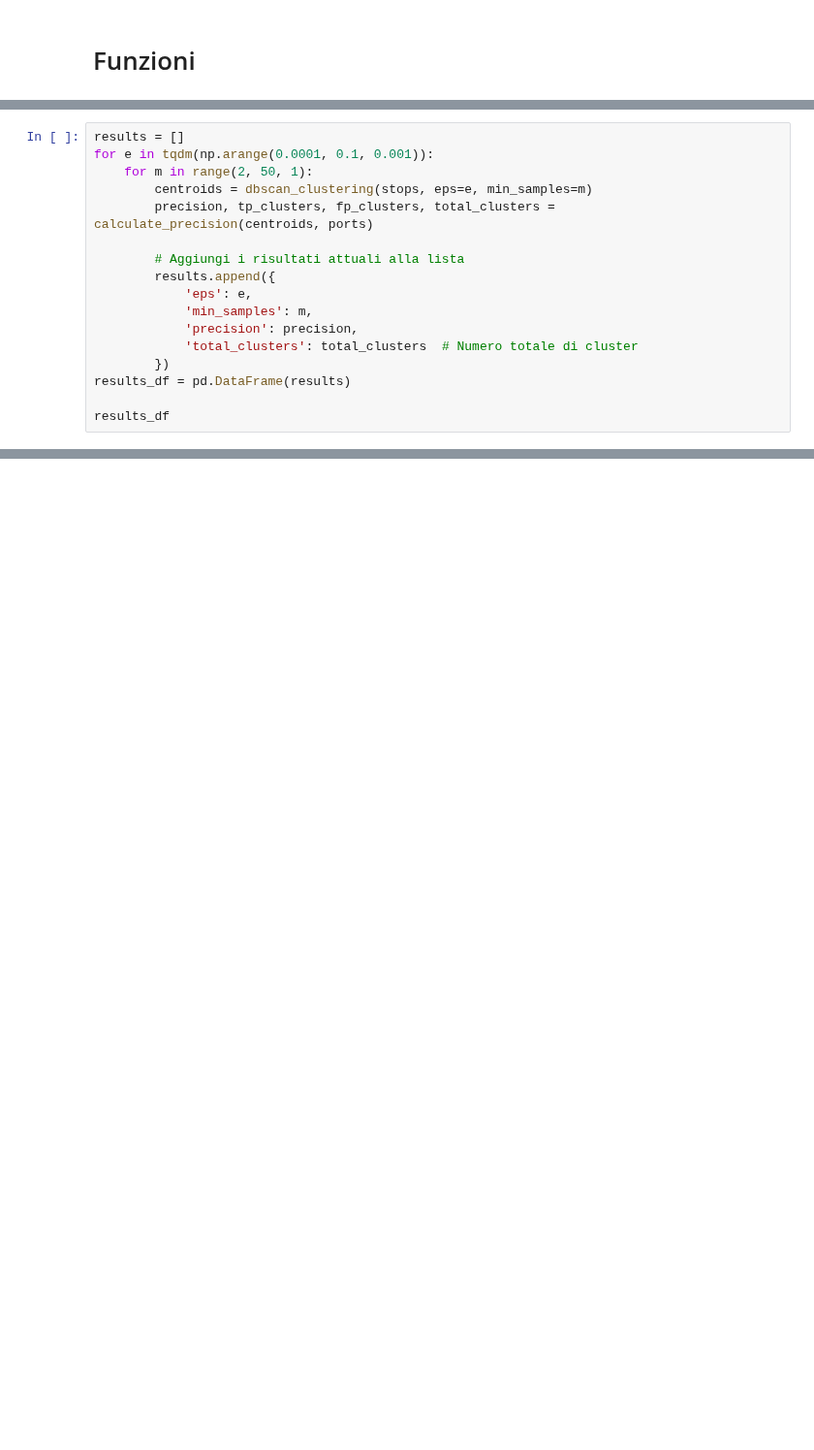
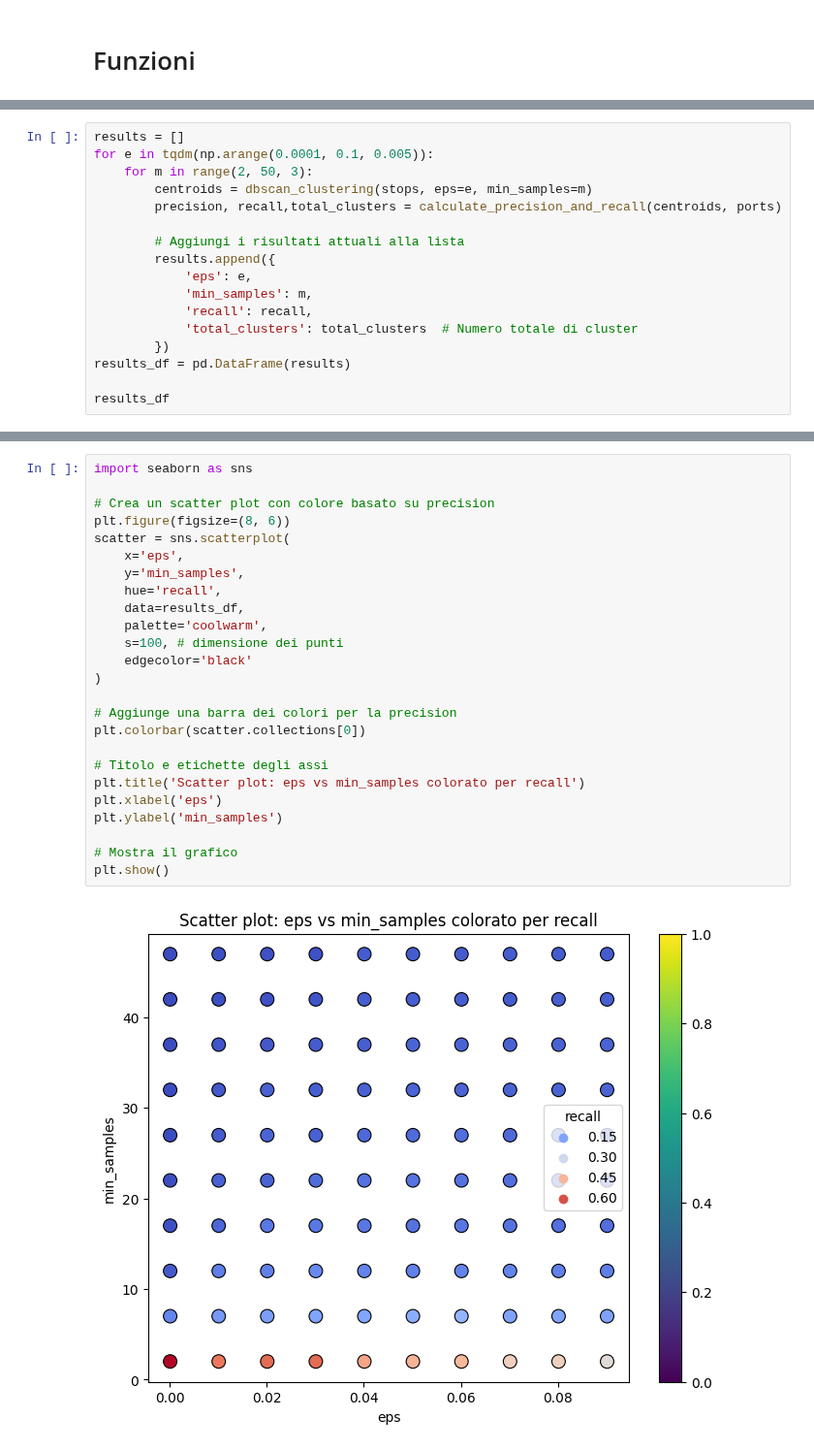
Before and after one commit to nudric25/tesi, a Jupyter notebook: CLU/CLU_mainclass.ipynb, the cells around one changed output, grey strips where cells are left out. Shown at 97% size. Saved outputs shown, nothing was run; the diff lists cells and outputs as text; blank space fills up the shorter version.

```diff
--- a/CLU/CLU_mainclass.ipynb
+++ b/CLU/CLU_mainclass.ipynb
@@ -275,15 +314,15 @@ def calculate_precision(centroids, ports, max_distance_nautical_miles=10):
 # %%
 results = []
-for e in tqdm(np.arange(0.0001, 0.1, 0.001)):
-    for m in range(2, 50, 1):
+for e in tqdm(np.arange(0.0001, 0.1, 0.005)):
+    for m in range(2, 50, 3):
         centroids = dbscan_clustering(stops, eps=e, min_samples=m)
-        precision, tp_clusters, fp_clusters, total_clusters = calculate_precision(centroids, ports)
+        precision, recall,total_clusters = calculate_precision_and_recall(centroids, ports)
 
         # Aggiungi i risultati attuali alla lista
         results.append({
             'eps': e,
             'min_samples': m,
-            'precision': precision,
+            'recall': recall,
             'total_clusters': total_clusters  # Numero totale di cluster
         })
 results_df = pd.DataFrame(results)
@@ -306,3 +333,30 @@ results_df
+# %%
+import seaborn as sns
+
+# Crea un scatter plot con colore basato su precision
+plt.figure(figsize=(8, 6))
+scatter = sns.scatterplot(
+    x='eps',
+    y='min_samples',
+    hue='recall',
+    data=results_df,
+    palette='coolwarm',
+    s=100, # dimensione dei punti
+    edgecolor='black'
+)
+
+# Aggiunge una barra dei colori per la precision
+plt.colorbar(scatter.collections[0])
+
+# Titolo e etichette degli assi
+plt.title('Scatter plot: eps vs min_samples colorato per recall')
+plt.xlabel('eps')
+plt.ylabel('min_samples')
+
+# Mostra il grafico
+plt.show()
+# %% [output]
+[figure, added]
 # %%
 results_df = pd.DataFrame(results)
 results_df.to_csv('/kaggle/working/grid_search_parameters.csv')
```
Also changed, not shown: parts of 6 cells of this notebook.
